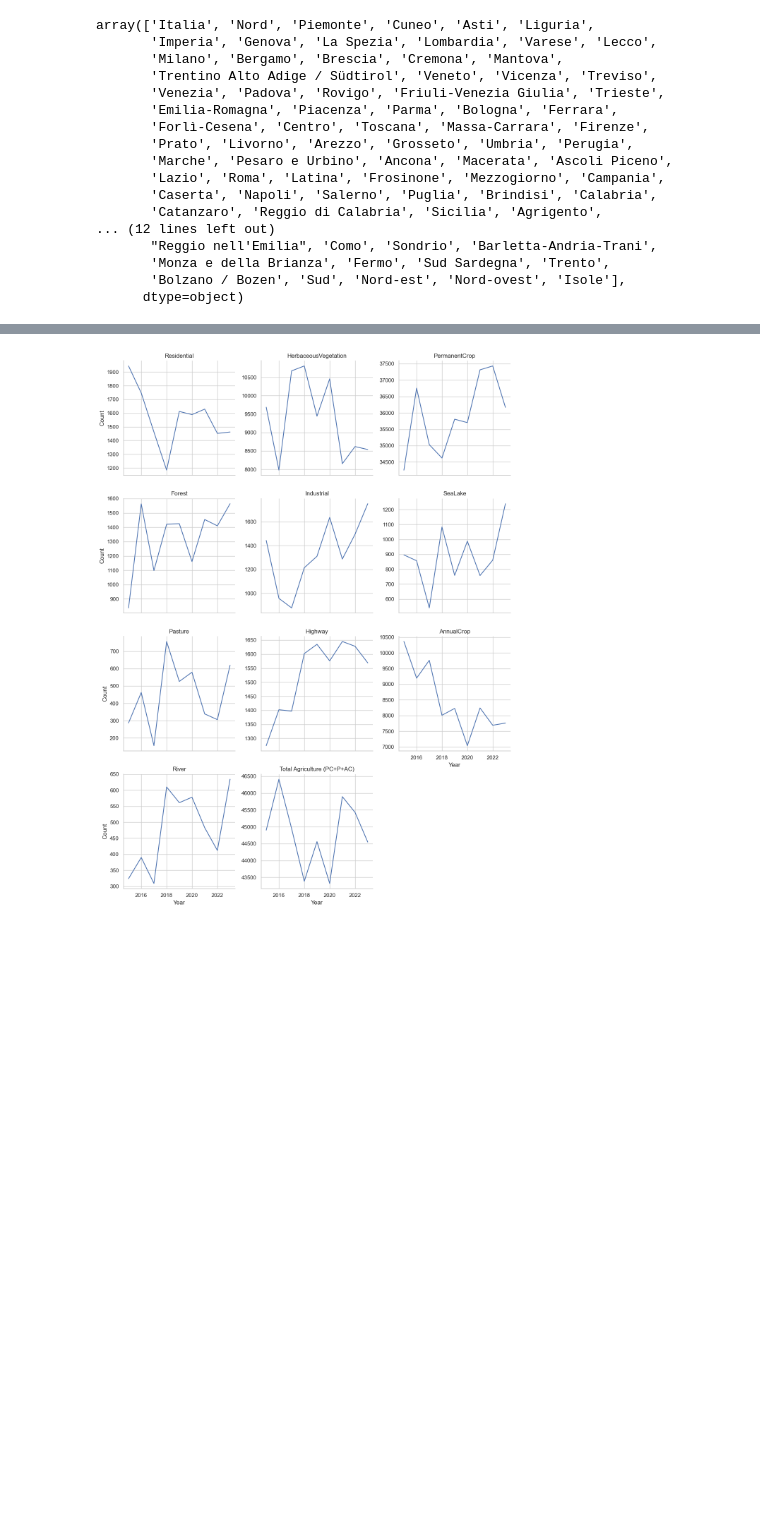
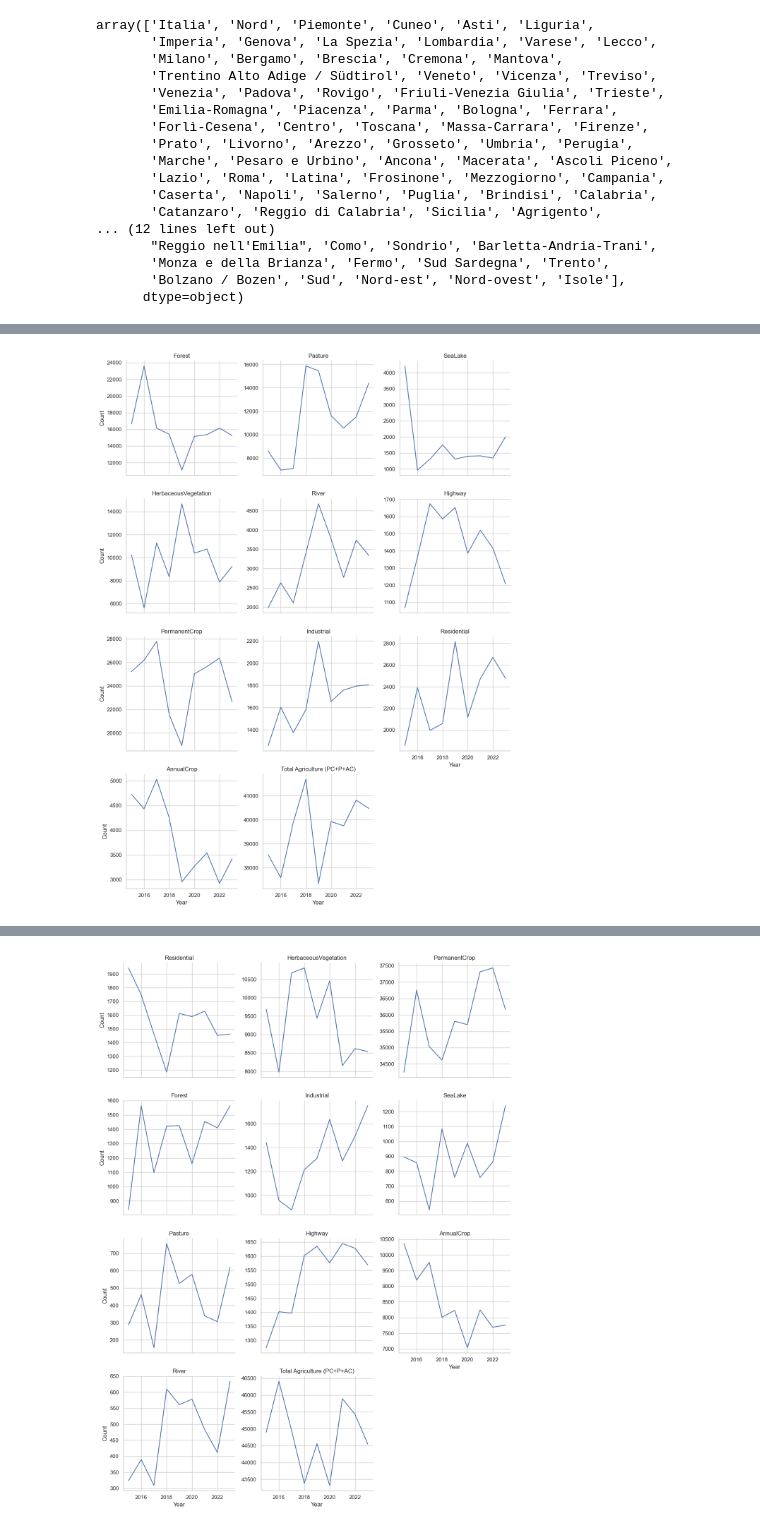
Before and after one commit to AntonioDonnangelo/italian_agriculture_and_protests_analysis, a Jupyter notebook: LULC/Correlazione_remotesensing_ISTAT.ipynb, the cells around one changed output, grey strips where cells are left out. Saved outputs shown, nothing was run; the diff lists cells and outputs as text; code cells hidden in the pictures; blank space fills up the shorter version.

```diff
--- a/LULC/Correlazione_remotesensing_ISTAT.ipynb
+++ b/LULC/Correlazione_remotesensing_ISTAT.ipynb
@@ -90,0 +97,36 @@ plt.show()
+# %%
+import pandas as pd
+import seaborn as sns
+import matplotlib.pyplot as plt
+
+# Step 1: Read the CSV file into a DataFrame
+df_final = toscana
+
+# Step 2: Transform the DataFrame into a long format
+df_long = pd.melt(df_final, id_vars=['pred'], var_name='year', value_name='count')
+
+# Step 3: Extract the year from the string and handle NaN values
+df_long['year'] = df_long['year'].str.extract('(\d{4})')
+
+# Drop rows where 'year' extraction failed
+df_long = df_long.dropna(subset=['year'])
+
+# Convert 'year' to integer type
+df_long['year'] = df_long['year'].astype(int)
+
+# Step 4: Set the Seaborn style
+sns.set(style="whitegrid")
+
+# Step 5: Create a figure with subplots for each category
+g = sns.FacetGrid(df_long, col='pred', col_wrap=3, sharey=False, height=4)
+g.map(sns.lineplot, 'year', 'count')
+
+# Add titles and adjust the layout
+g.set_titles("{col_name}")
+g.set_axis_labels("Year", "Count")
+g.fig.tight_layout()
+
+# Show the plots
+plt.show()
+# %% [output]
+[figure, added]
```
Also changed, not shown: parts of 16 cells of this notebook, 2 other files.
